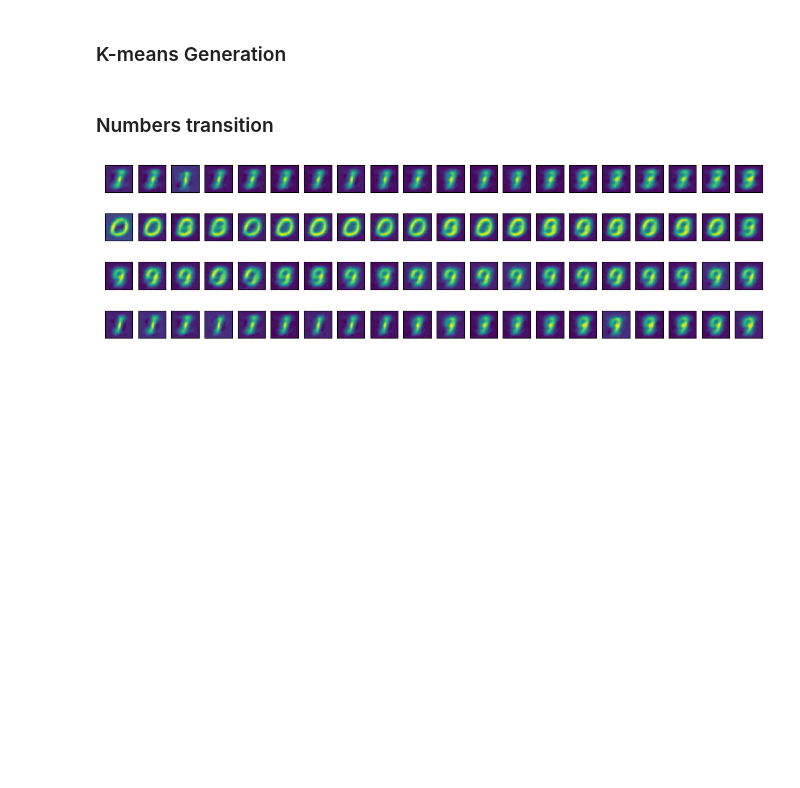
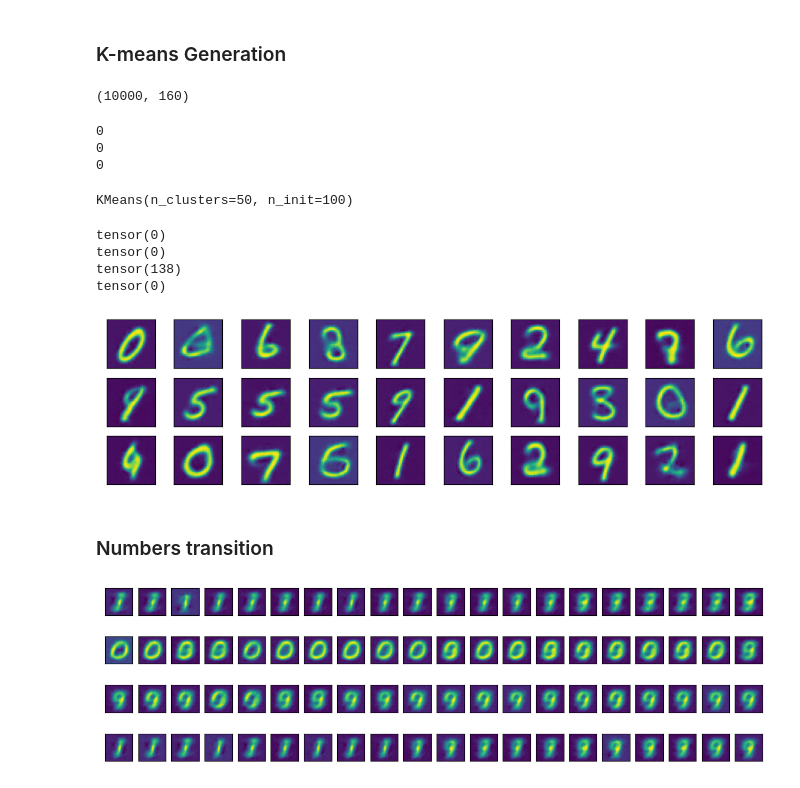
Before and after one commit to kotlyar-shapirov/Low_Rank_Autoencoder, a Jupyter notebook: Blocked Autoencoder with Tensor reconstruction MNIST.ipynb, the cells around one changed output. Saved outputs shown, nothing was run; the diff lists cells and outputs as text; code cells hidden in the pictures; blank space fills up the shorter version.

```diff
--- a/Blocked Autoencoder with Tensor reconstruction MNIST.ipynb
+++ b/Blocked Autoencoder with Tensor reconstruction MNIST.ipynb
@@ -657,35 +665,74 @@ plt.show()
+# %%
+# probability flat matrix
+factors_logits_train = nn.Softmax(dim=-1)(factors_probability_train)
+prob_flat_train = factors_logits_train.view(factors_logits_train.shape[0], -1).cpu().detach().numpy()
+prob_flat_train.shape
+# %% [output]
+(10000, 160)
+# %%
+print(np.sum(np.isnan(prob_flat_train)))
+print(np.sum(np.isinf(prob_flat_train)))
+print(np.sum(prob_flat_train < 0))
+# %% [output]
+0
+0
+0
+# %%
+from sklearn.cluster import KMeans
+N_CLUSTERS = 50
+
+kmeans = KMeans(n_clusters=N_CLUSTERS, n_init=100)
+
+kmeans.fit(prob_flat_train)
+# %% [output]
+KMeans(n_clusters=50, n_init=100)
+# %%
+clusters_tensor = torch.from_numpy(kmeans.cluster_centers_).view(N_CLUSTERS,8,20)
+
+print(torch.sum(torch.isnan(clusters_tensor)))
+print(torch.sum(torch.isinf(clusters_tensor)))
+print(torch.sum(clusters_tensor < 0))
+clusters_tensor[clusters_tensor<0] = 0.
+print(torch.sum(clusters_tensor < 0))
+# %% [output]
+tensor(0)
+tensor(0)
+tensor(138)
+tensor(0)
 # %%
 # plot
 EMB_SIZE = 8
 
 fig, axs = plt.subplots(3,10, figsize=(12,3))
 for i in range(0,10):
     with torch.no_grad():
         model.eval()
 
         for j in range(3):
-            rand = torch.randn(EMB_SIZE).to(device)*std_vec + mean_vec
+            rand = generate_from_clusters(clusters_tensor, grid=torch.arange(1,21)/20)
             x_down = model.down(x_batch)
             B, C, H, W = (1,128,4,4)
             decoded_inter_dim =         model.low_rank.intermediate_decoder(rand.to(device))
             decoded_1d =                model.low_rank.decoder(decoded_inter_dim)
             decoded_2d_small = decoded_1d.view(B, C, H, W)
             decoded_2d = model.up(decoded_2d_small)
 
             axs[j,i].imshow(decoded_2d.cpu().detach().numpy()[0,0])
 
 
 
     axs[0,i].set_xticks([])
     axs[0,i].set_yticks([])
     axs[1,i].set_xticks([])
     axs[1,i].set_yticks([])
     axs[2,i].set_xticks([])
     axs[2,i].set_yticks([])
 #     axs[i].set_title(f'{i}')
 
 plt.savefig('MNIST_K_means_Generation.png')
 plt.show()
+# %% [output]
+[figure, added]
 # %% [markdown]
 ### Numbers transition
 # %%
```
Also changed, not shown: parts of 4 cells of this notebook, 4 other files.
